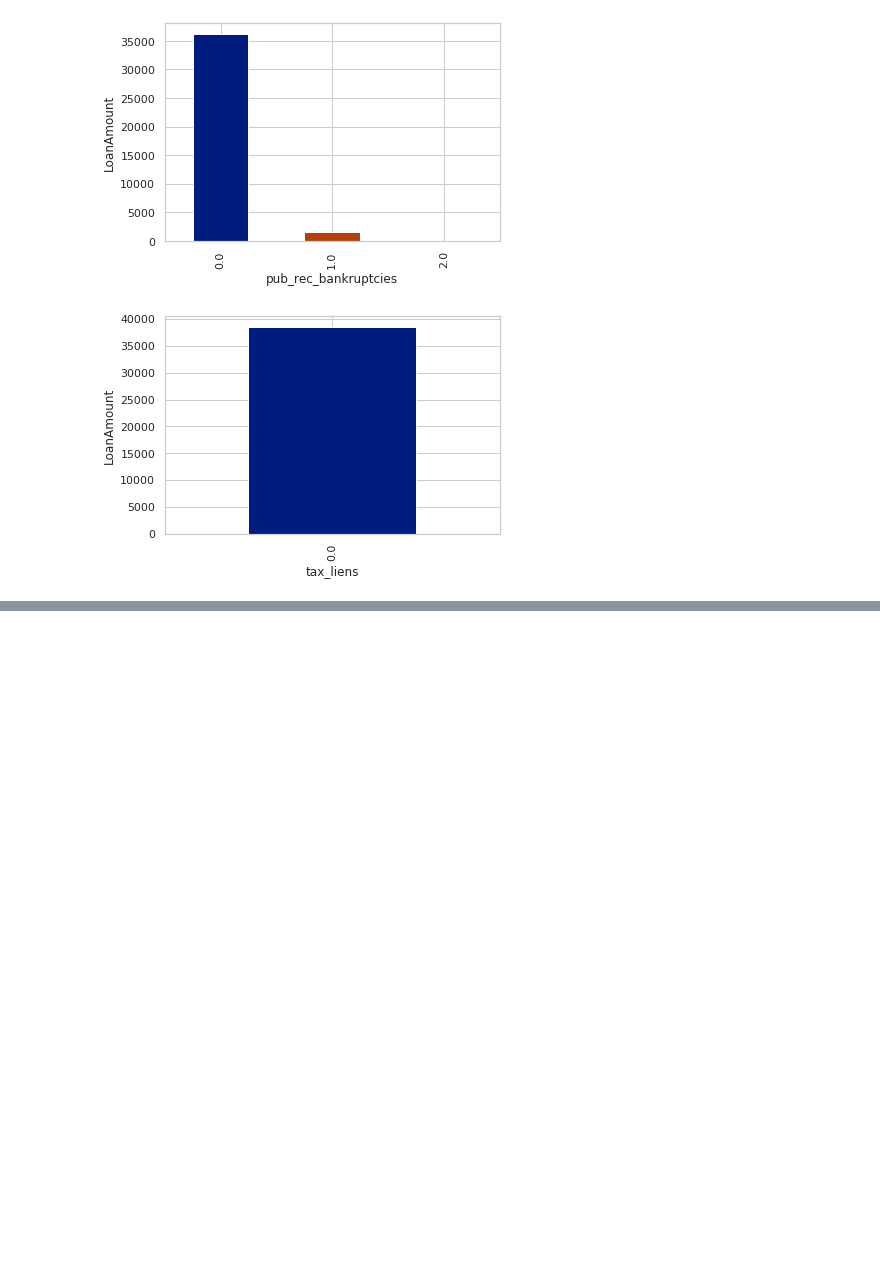
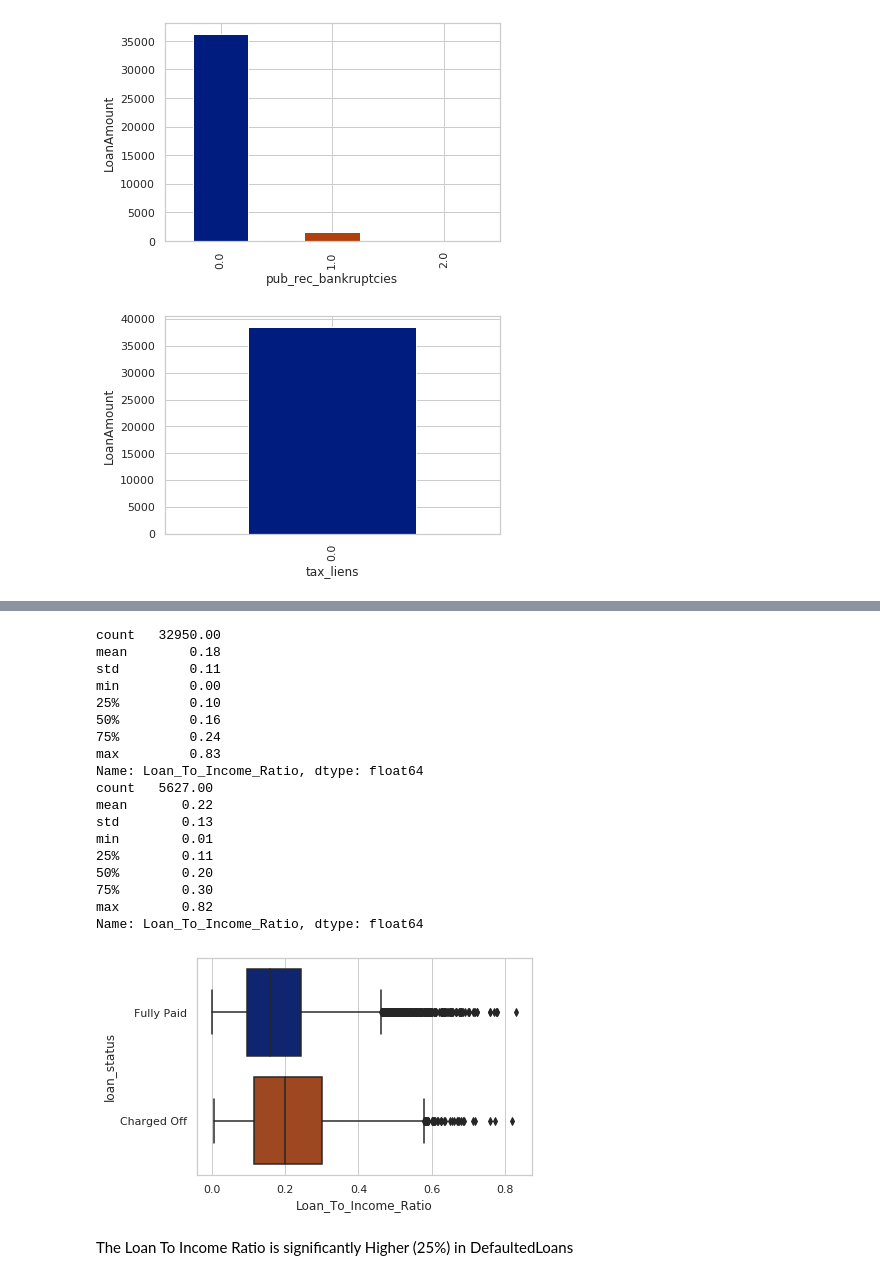
Before and after one commit to HemantTiwariGitHub/IntelligenceCodes, a Jupyter notebook: LendingClub.ipynb, the cells around one changed output, grey strips where cells are left out. Cells and saved outputs as stored; diff of their text form; code cells hidden in the pictures; blank space fills up the shorter version.

```diff
--- a/LendingClub.ipynb
+++ b/LendingClub.ipynb
@@ -267,0 +313,29 @@ def plotCategoricalDefaults(dataFrame):
+# %%
+
+PaidLoan = loan[loan['loan_status']=='Fully Paid']
+DefaultedLoan = loan[loan['loan_status']=='Charged Off']
+print(PaidLoan['Loan_To_Income_Ratio'].describe())
+print(DefaultedLoan['Loan_To_Income_Ratio'].describe())
+plotBox("Loan_To_Income_Ratio", loan)
+# %% [output]
+count   32950.00
+mean        0.18
+std         0.11
+min         0.00
+25%         0.10
+50%         0.16
+75%         0.24
+max         0.83
+Name: Loan_To_Income_Ratio, dtype: float64
+count   5627.00
+mean       0.22
+std        0.13
+min        0.01
+25%        0.11
+50%        0.20
+75%        0.30
+max        0.82
+Name: Loan_To_Income_Ratio, dtype: float64
+[figure, added]
+# %% [markdown]
+The Loan To Income Ratio is significantly Higher (25%) in DefaultedLoans
```
Also changed, not shown: parts of 7 cells of this notebook.
